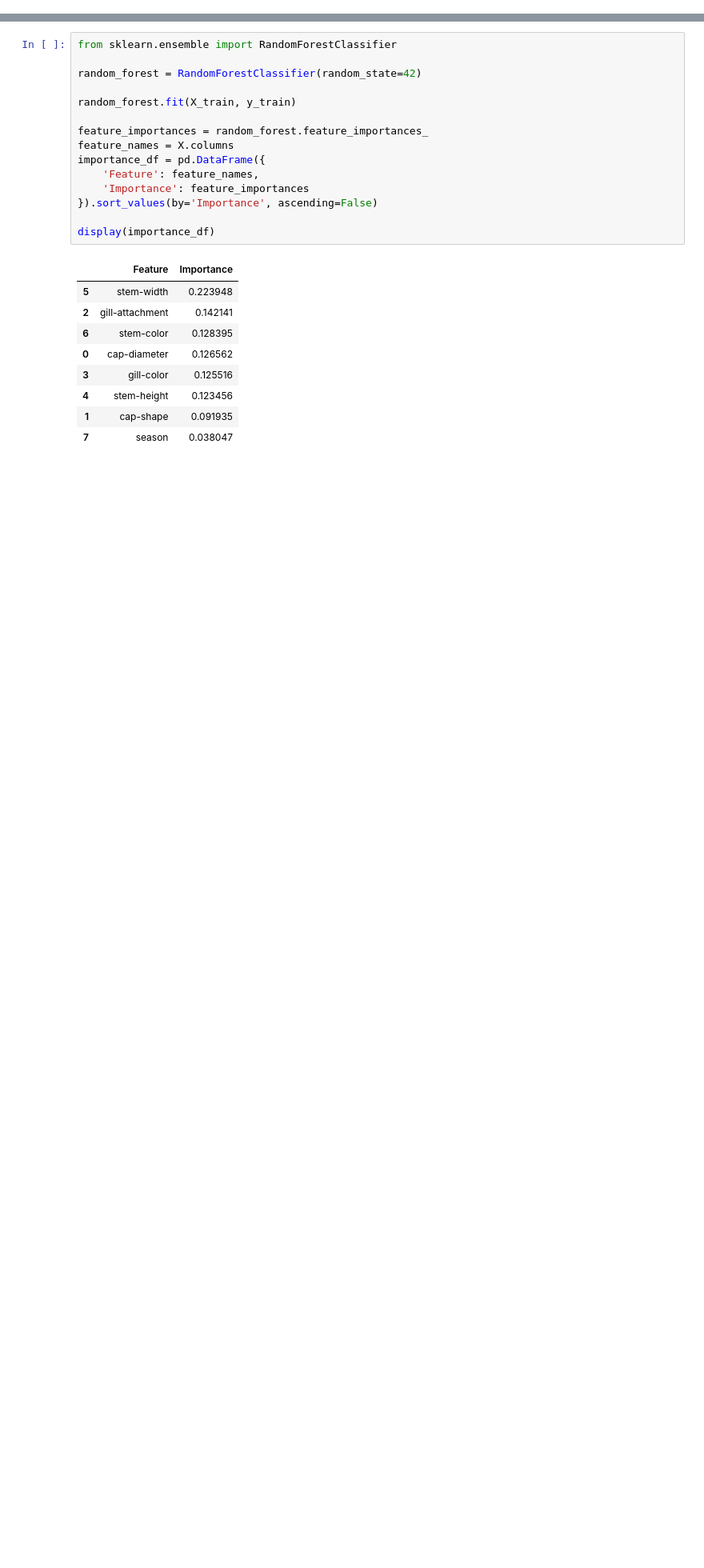
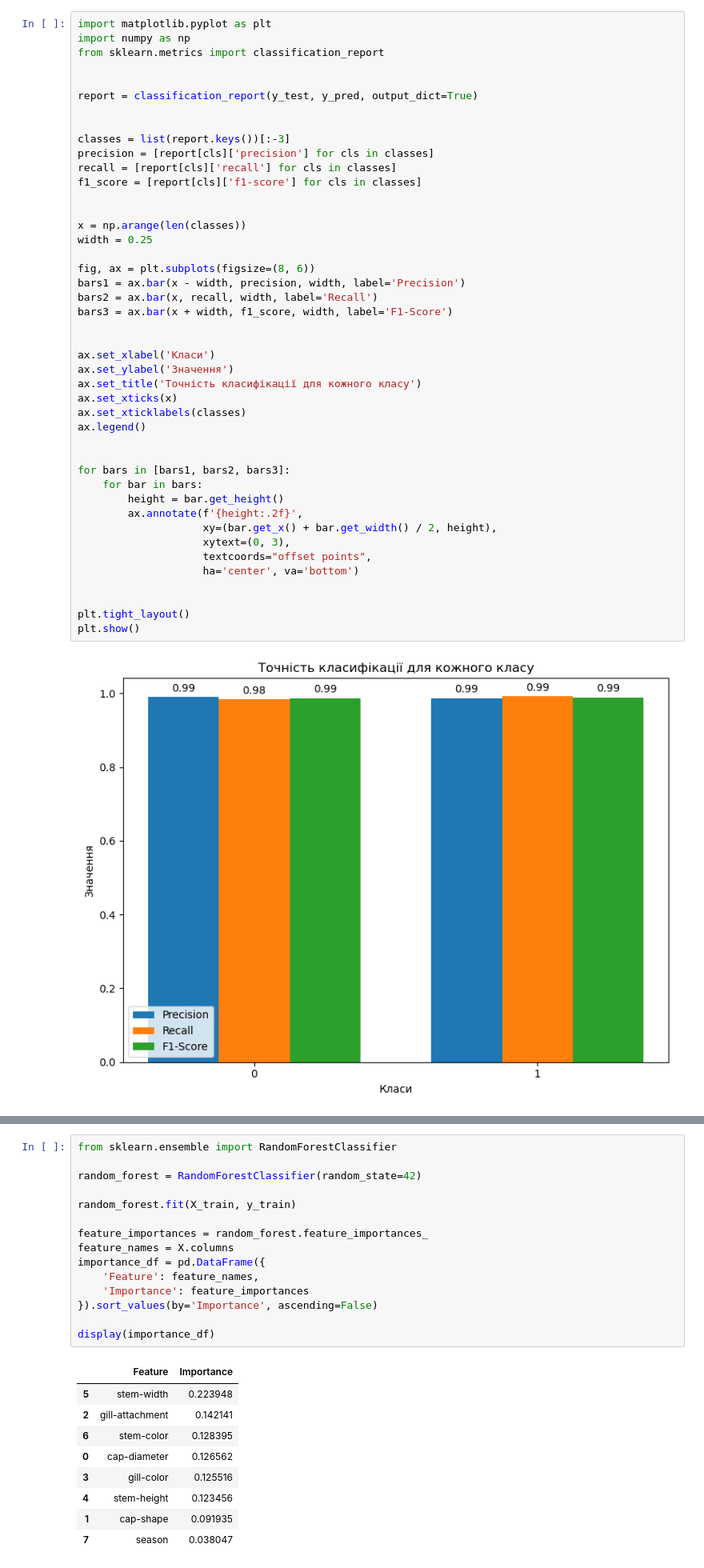
Before and after one commit to Andrewakiv/ml_i_data-analysis, a Jupyter notebook: knearest.ipynb, the cells around one changed output, grey strips where cells are left out. Shown: that part at 80% size. Cells and saved outputs as stored; diff of their text form; blank space fills up the shorter version.

```diff
--- a/knearest.ipynb
+++ b/knearest.ipynb
@@ -73,0 +74,46 @@ weighted avg       0.99      0.99      0.99     16211
+# %%
+import matplotlib.pyplot as plt
+import numpy as np
+from sklearn.metrics import classification_report
+
+
+report = classification_report(y_test, y_pred, output_dict=True)
+
+
+classes = list(report.keys())[:-3]
+precision = [report[cls]['precision'] for cls in classes]
+recall = [report[cls]['recall'] for cls in classes]
+f1_score = [report[cls]['f1-score'] for cls in classes]
+
+
+x = np.arange(len(classes))
+width = 0.25
+
+fig, ax = plt.subplots(figsize=(8, 6))
+bars1 = ax.bar(x - width, precision, width, label='Precision')
+bars2 = ax.bar(x, recall, width, label='Recall')
+bars3 = ax.bar(x + width, f1_score, width, label='F1-Score')
+
+
+ax.set_xlabel('Класи')
+ax.set_ylabel('Значення')
+ax.set_title('Точність класифікації для кожного класу')
+ax.set_xticks(x)
+ax.set_xticklabels(classes)
+ax.legend()
+
+
+for bars in [bars1, bars2, bars3]:
+    for bar in bars:
+        height = bar.get_height()
+        ax.annotate(f'{height:.2f}',
+                    xy=(bar.get_x() + bar.get_width() / 2, height),
+                    xytext=(0, 3),
+                    textcoords="offset points",
+                    ha='center', va='bottom')
+
+
+plt.tight_layout()
+plt.show()
+# %% [output]
+[figure, added]
```
Also changed, not shown: parts of 6 cells of this notebook, 7 other files.
